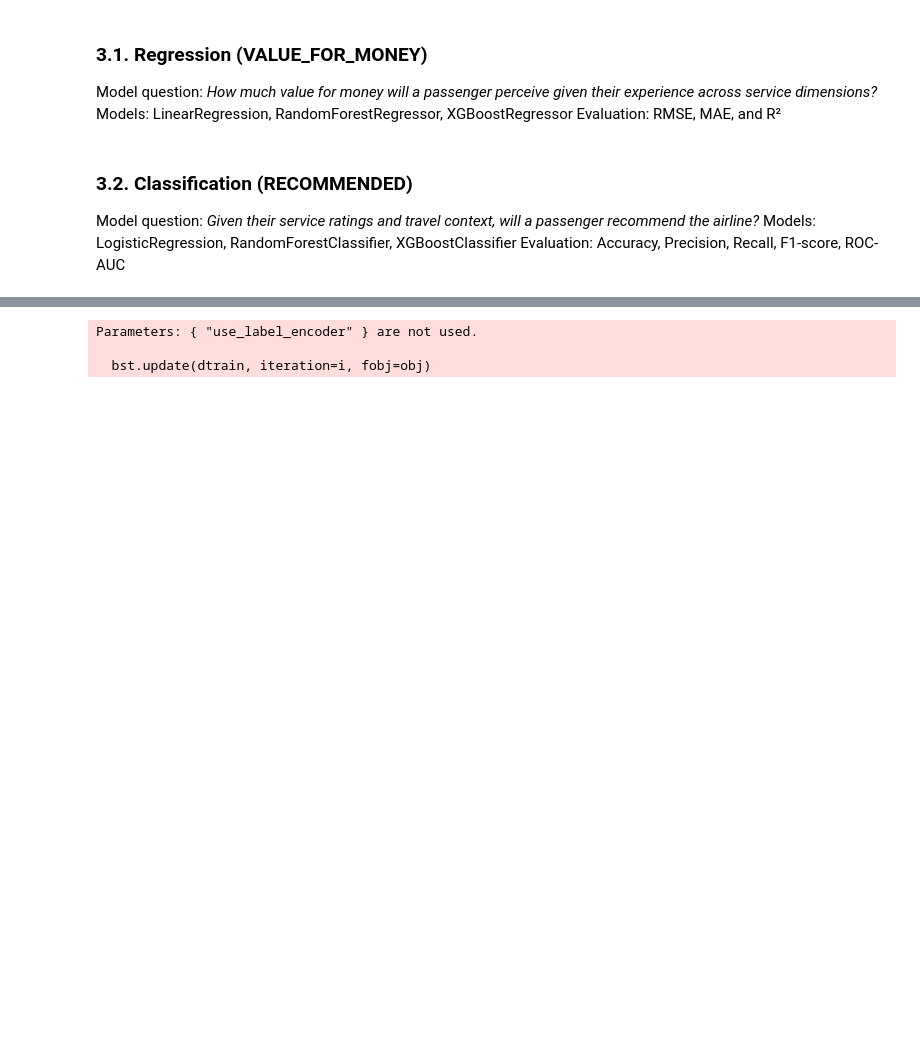
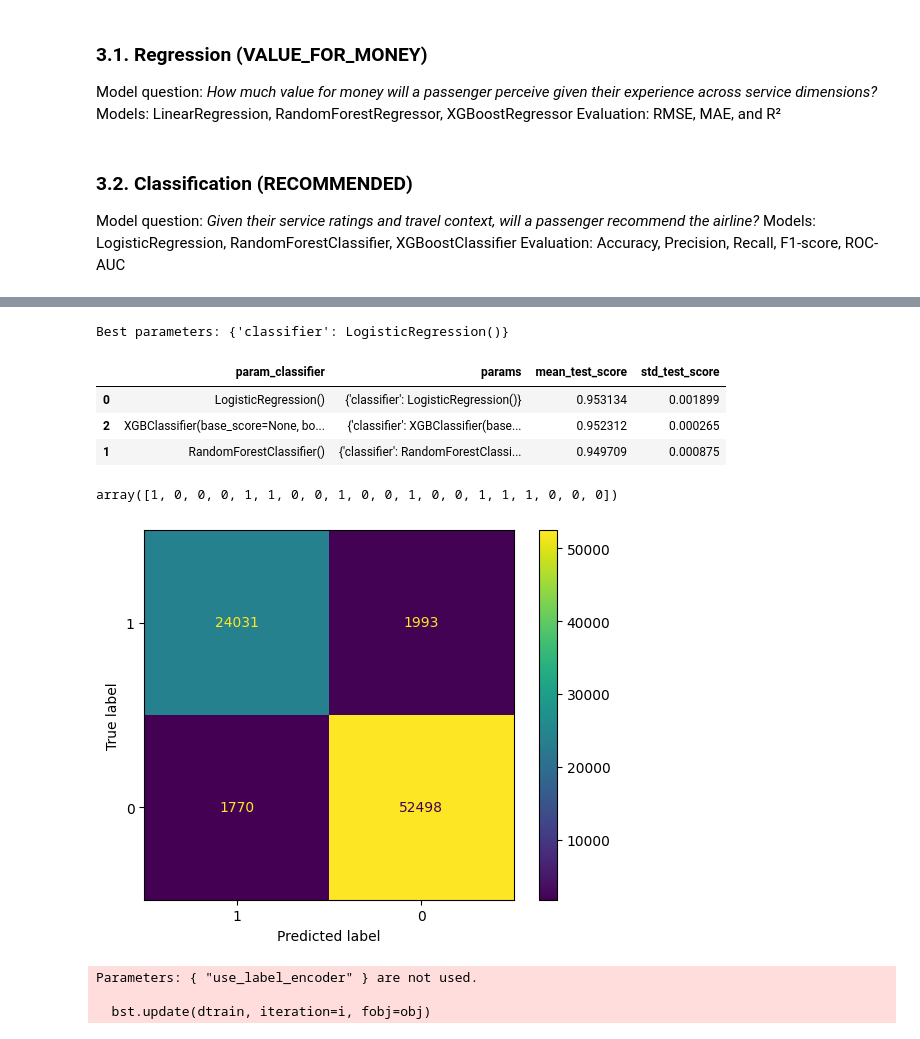
Before and after one commit to alyssaqle/skytrax_review_ml_pipeline, a Jupyter notebook: notebooks/exploration.ipynb, the cells around one changed output, grey strips where cells are left out. Drawn from its saved outputs; the diff is of its cells as text; code cells hidden in the pictures; blank space fills up the shorter version.

```diff
--- a/notebooks/exploration.ipynb
+++ b/notebooks/exploration.ipynb
@@ -532,0 +525,5 @@ test_X = test.drop(['RECOMMENDED', 'RATING_BAND', 'AIRLINE', 'AVERAGE_RATING'],
+# %%
+# Prepare classification dataset by dropping regression targets and airline info
+df_cls = df_eda.copy().drop(['AVERAGE_RATING', 'RATING_BAND', 'AIRLINE'], axis=1)
+
+df_cls.head()
@@ -554 +599,60 @@ test_X_scaled = scaler.transform(test_X)
+# %%
+# Pipeline and GridSearchCV for train validation set
+
+pipeline = Pipeline([
+    ('scaler', StandardScaler()),
+    ('classifier', LogisticRegression())
+])
+
+params = {
+    'classifier': [LogisticRegression(),
+                   RandomForestClassifier(),
+                   XGBClassifier()]
+}
+
+grid = GridSearchCV(
+    estimator=pipeline,
+    param_grid=params,
+    cv=5,
+    scoring='accuracy').fit(train_validation_X, train_validation_y)
+
+print("Best parameters:", grid.best_params_)
+# %% [output]
+Best parameters: {'classifier': LogisticRegression()}
+# %%
+# Show full grid search results
+
+full_grid = pd.DataFrame(grid.cv_results_)
+
+parms_to_show = ['param_classifier', 'params', 'mean_test_score', 'std_test_score']
+grid_results = full_grid[parms_to_show]
+
+grid_results.sort_values('mean_test_score', ascending=False).head(5)
+# %% [output]
+|  | param_classifier | params | mean_test_score | std_test_score |
+| 0 | LogisticRegression() | {'classifier': LogisticRegression()} | 0.953134 | 0.001899 |
+| 2 | XGBClassifier(base_score=None, bo... | {'classifier': XGBClassifier(base... | 0.952312 | 0.000265 |
+| 1 | RandomForestClassifier() | {'classifier': RandomForestClassi... | 0.949709 | 0.000875 |
+# %%
+from sklearn.model_selection import cross_val_predict
+
+#Get out-of-sample predictions using 5-fold CV
+train_validation_y_pred = cross_val_predict(estimator = pipeline, X = train_validation_X, y = train_validation_y, cv = 5)
+
+train_validation_y_pred[0:20]
+# %% [output]
+array([1, 0, 0, 0, 1, 1, 0, 0, 1, 0, 0, 1, 0, 0, 1, 1, 1, 0, 0, 0])
+# %%
+from sklearn.metrics import confusion_matrix
+confusion_matrix(
+    y_true = train_validation_y.astype(str),
+    y_pred = train_validation_y_pred.astype(str),
+    labels = ['1','0']
+)
+
+from sklearn.metrics import ConfusionMatrixDisplay
+ConfusionMatrixDisplay.from_predictions(y_true=train_validation_y.astype(str), y_pred=train_validation_y_pred.astype(str), labels = ['1','0'])
+plt.show()
+# %% [output]
+[figure, added]
 # %%
```
Also changed, not shown: parts of 16 cells of this notebook.
